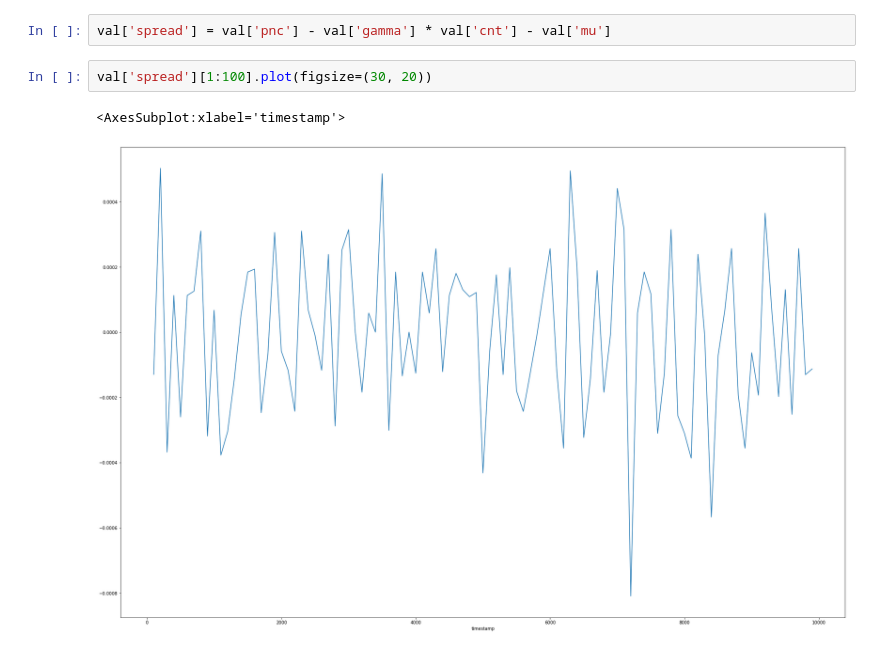
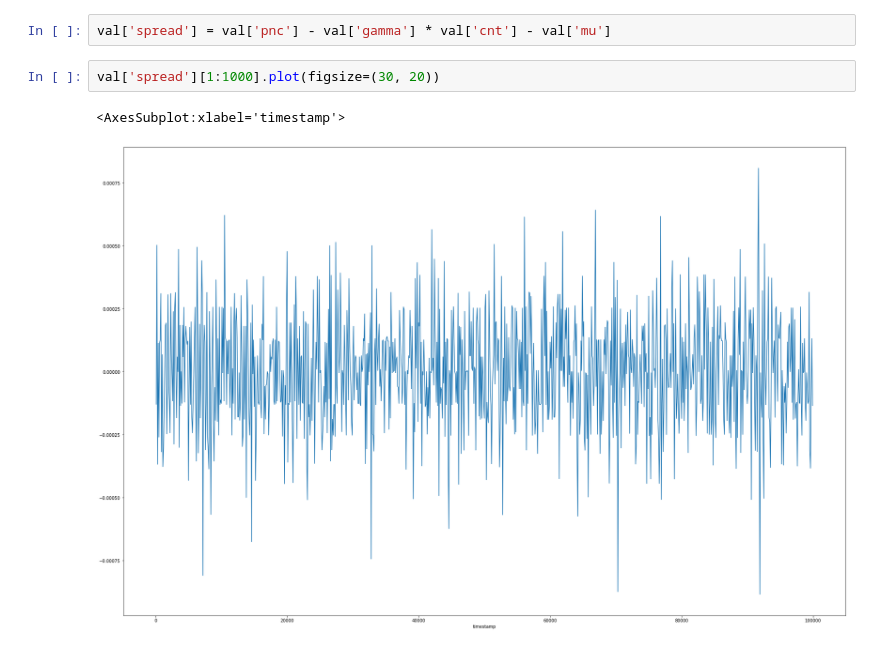
Before and after one commit to andrewchen0028/prosperity, a Jupyter notebook: pair trading.ipynb, the cells around one changed output. Drawn from its saved outputs; the diff is of its cells as text.

```diff
--- a/pair trading.ipynb
+++ b/pair trading.ipynb
@@ -52,7 +52,7 @@ val.head()
 # %%
 val['spread'] = val['pnc'] - val['gamma'] * val['cnt'] - val['mu']
 # %%
-val['spread'][1:100].plot(figsize=(30, 20))
+val['spread'][1:1000].plot(figsize=(30, 20))
 # %% [output]
 <AxesSubplot:xlabel='timestamp'>
-[figure, old version]
+[figure, new version]
```
Also changed, not shown: 1 other file.
